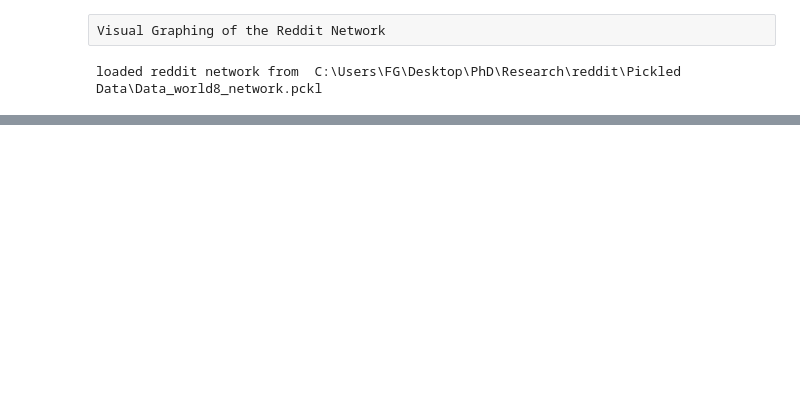
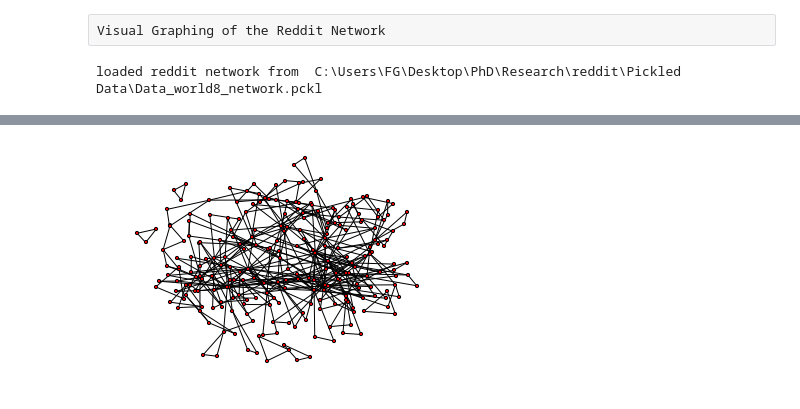
Before and after one commit to grezesf/Research, a Jupyter notebook: reddit/Network-Graph-Visualization.ipynb, the cells around one changed output, grey strips where cells are left out. Drawn from its saved outputs; the diff is of its cells as text; code cells hidden in the pictures; blank space fills up the shorter version.

```diff
--- a/reddit/Network-Graph-Visualization.ipynb
+++ b/reddit/Network-Graph-Visualization.ipynb
@@ -51,0 +77,19 @@ plt.show()
+# %%
+#reconstruct graph from triangles (with only edges in those triangles)
+
+from itertools import combinations
+
+triangles_reddit_graph = nx.Graph(name='Triangles Reddit Graph')
+
+for triangle in triangle_list:
+    for n1, n2 in combinations(triangle,2):
+        # add edge
+         triangles_reddit_graph.add_edge(n1, n2)
+# %%
+nx.draw_networkx(triangles_reddit_graph, pos=nx.spring_layout(triangles_reddit_graph, iterations=10), with_labels=False, node_size=10)
+plt.xlim(-0.05,1.05)
+plt.ylim(-0.05,1.05)
+plt.axis('off')
+plt.show()
+# %% [output]
+[figure, added]
```
Also changed, not shown: parts of 6 cells of this notebook, 3 other files.
